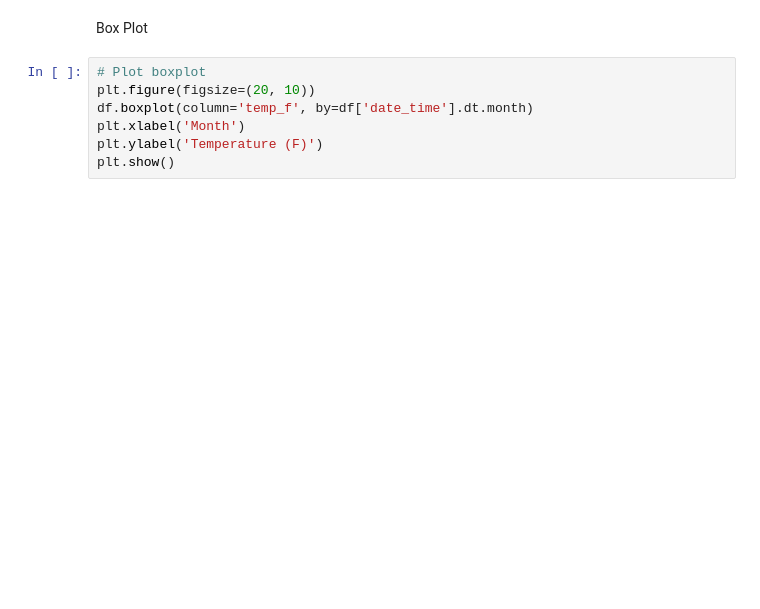
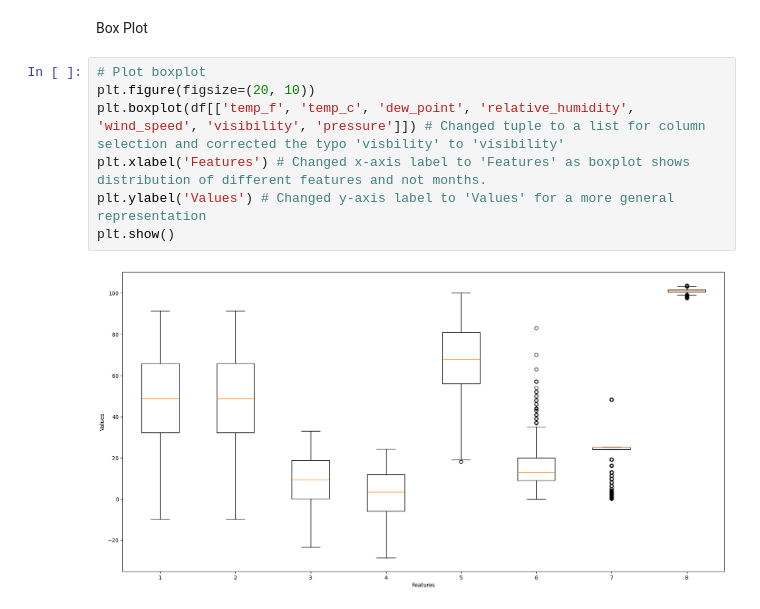
Before and after one commit to kripperda/MLA_KMR, a Jupyter notebook: MLA1_KMR.ipynb, the cells around one changed output. Saved outputs shown, nothing was run; the diff lists cells and outputs as text; blank space fills up the shorter version.

```diff
--- a/MLA1_KMR.ipynb
+++ b/MLA1_KMR.ipynb
@@ -168,9 +185,11 @@ plt.show()
 # %% [markdown]
 Box Plot
-# %%
-# Plot boxplot
-plt.figure(figsize=(20, 10))
-df.boxplot(column='temp_f', by=df['date_time'].dt.month)
-plt.xlabel('Month')
-plt.ylabel('Temperature (F)')
-plt.show()
+# %%
+# Plot boxplot
+plt.figure(figsize=(20, 10))
+plt.boxplot(df[['temp_f', 'temp_c', 'dew_point', 'relative_humidity', 'wind_speed', 'visibility', 'pressure']]) # Changed tuple to a list for column selection and corrected the typo 'visbility' to 'visibility'
+plt.xlabel('Features') # Changed x-axis label to 'Features' as boxplot shows distribution of different features and not months.
+plt.ylabel('Values') # Changed y-axis label to 'Values' for a more general representation
+plt.show()
+# %% [output]
+[figure, added]
```
Also changed, not shown: parts of 5 cells of this notebook.
